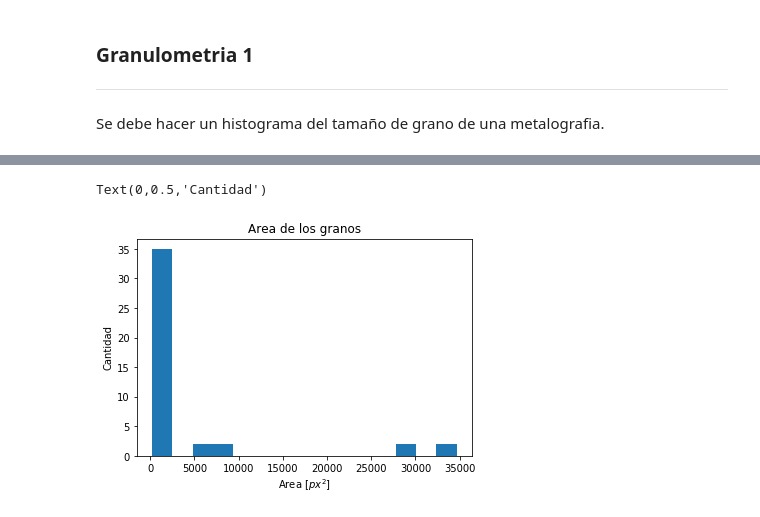
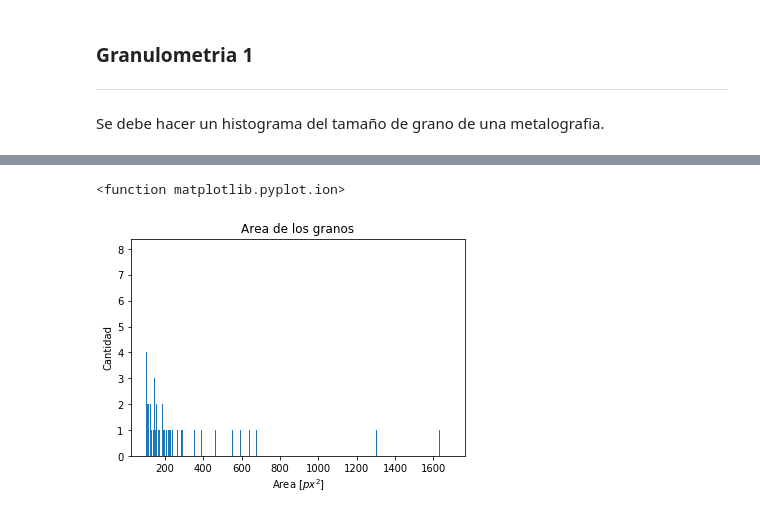
Before and after one commit to OscarEMejia/Herramientas-Computacionales, a Jupyter notebook: Analisis_Imagen/intro_imagenes.ipynb, the cells around one changed output, grey strips where cells are left out. Saved outputs shown, nothing was run; the diff lists cells and outputs as text; code cells hidden in the pictures.

```diff
--- a/Analisis_Imagen/intro_imagenes.ipynb
+++ b/Analisis_Imagen/intro_imagenes.ipynb
@@ -297,10 +299,12 @@ ret, thresh = cv2.threshold(Im1_gray,220,255,cv2.THRESH_BINARY+cv2.THRESH_OTSU)
 # %%
-bf_im = cv2.bilateralFilter(thresh,5,175,175)
-edges=cv2.Canny(bf_im,75,200)
+bf_im = cv2.bilateralFilter(Im1_gray,5,175,175)
+edges=cv2.Canny(Im1_gray,75,200)
 _,contorno,hierarchy = cv2.findContours(edges,cv2.RETR_TREE,cv2.CHAIN_APPROX_SIMPLE)
 contour_list=[]
 radios = []
-z=200
+imshow(Im1)
+figure
+z=100
 for c in contorno:
     approx = cv2.approxPolyDP(c,0.01*cv2.arcLength(c,True),True)
     area =cv2.contourArea(c)
@@ -308,7 +312,8 @@ for c in contorno:
         radios.append(area)
     if ((len(approx)>8)& (len(approx)<23) & (area>z)) :
         contour_list.append(c)
-cv2.drawContours(Im1,contour_list,-1,(255,0,0),2)
-cv2.imshow('Granos detectados',Im1)
-cv2.waitKey(0)
+cv2.drawContours(Im1,contour_list,-1,(42,171,6),0)
+#cv2.imshow('Granos detectados',Im1)
+#cv2.waitKey(0)
+imshow(Im1)
 # %% [output]
@@ -316,8 +322,9 @@ cv2.waitKey(0)
 # %%
-plt.hist(radios,bins=15)
+plt.hist(radios,bins=500)
 plt.title('Area de los granos')
 plt.xlabel('Area [$px^2$]')
 plt.ylabel('Cantidad')
+plt.ion
 # %% [output]
-Text(0,0.5,'Cantidad')
+<function matplotlib.pyplot.ion>
-[figure, old version]
+[figure, new version]
```
Also changed, not shown: parts of 17 cells of this notebook, 2 other files.
